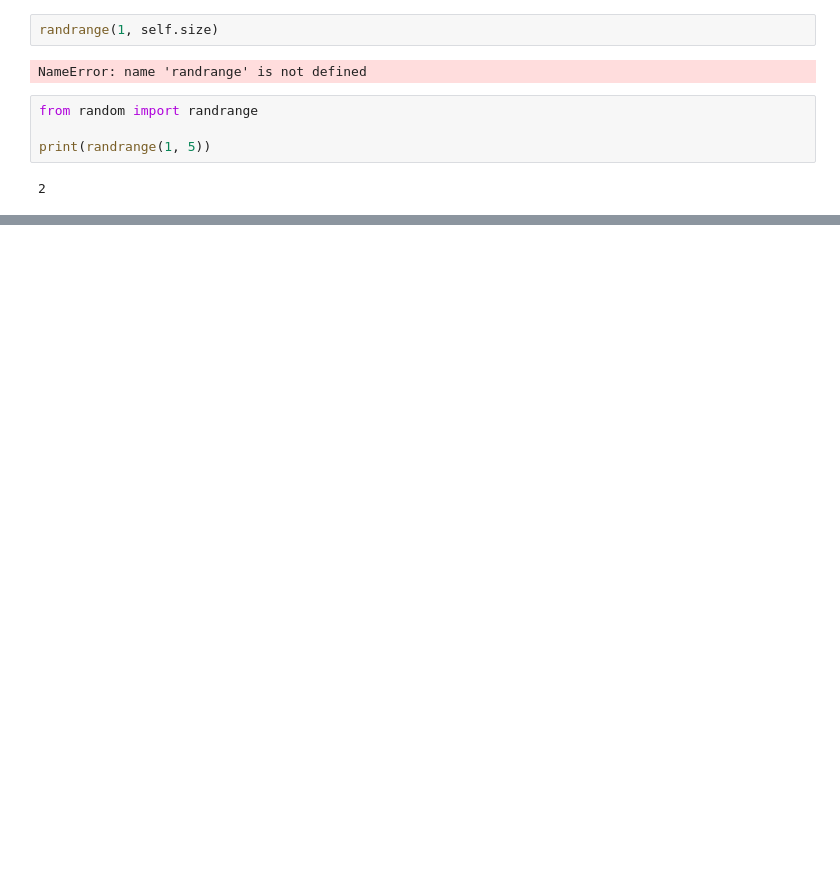
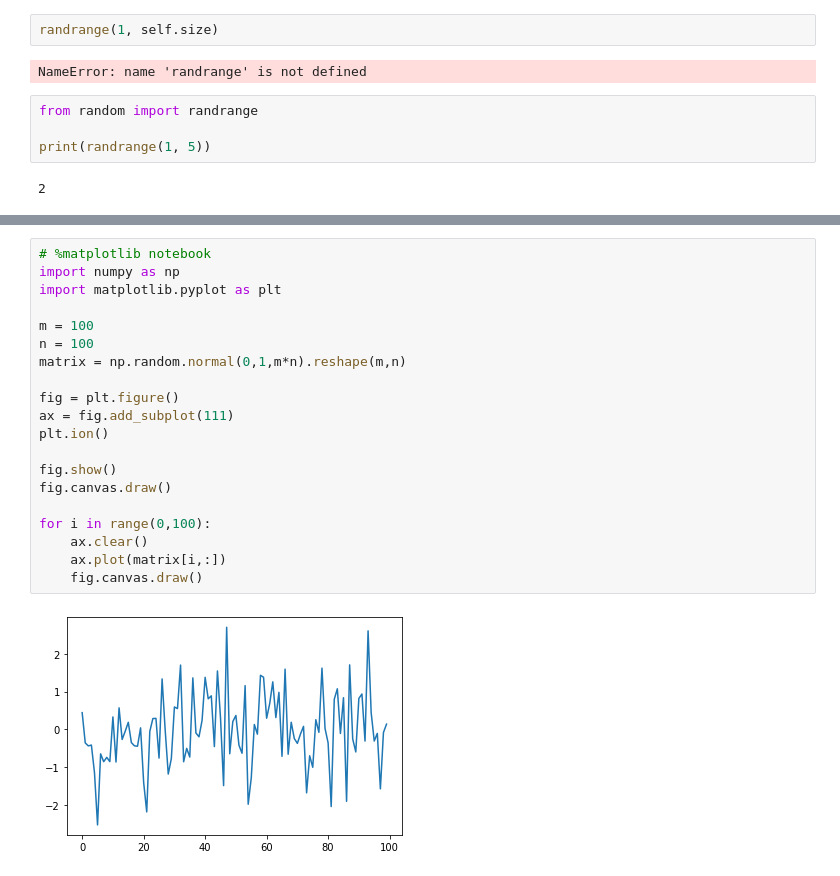
Before and after one commit to DSNortsev/Education, a Jupyter notebook: CSE545-Artificial_Intelligence/Project3/project3.ipynb, the cells around one changed output, grey strips where cells are left out. Drawn from its saved outputs; the diff is of its cells as text; blank space fills up the shorter version.

```diff
--- a/CSE545-Artificial_Intelligence/Project3/project3.ipynb
+++ b/CSE545-Artificial_Intelligence/Project3/project3.ipynb
@@ -155,0 +226,22 @@ print(graph.closest_neighbor([5], 5))
+# %%
+# %matplotlib notebook
+import numpy as np
+import matplotlib.pyplot as plt
+
+m = 100
+n = 100
+matrix = np.random.normal(0,1,m*n).reshape(m,n)
+
+fig = plt.figure()
+ax = fig.add_subplot(111)
+plt.ion()
+
+fig.show()
+fig.canvas.draw()
+
+for i in range(0,100):
+    ax.clear()
+    ax.plot(matrix[i,:])
+    fig.canvas.draw()
+# %% [output]
+[figure, added]
```
Also changed, not shown: parts of 9 cells of this notebook.
